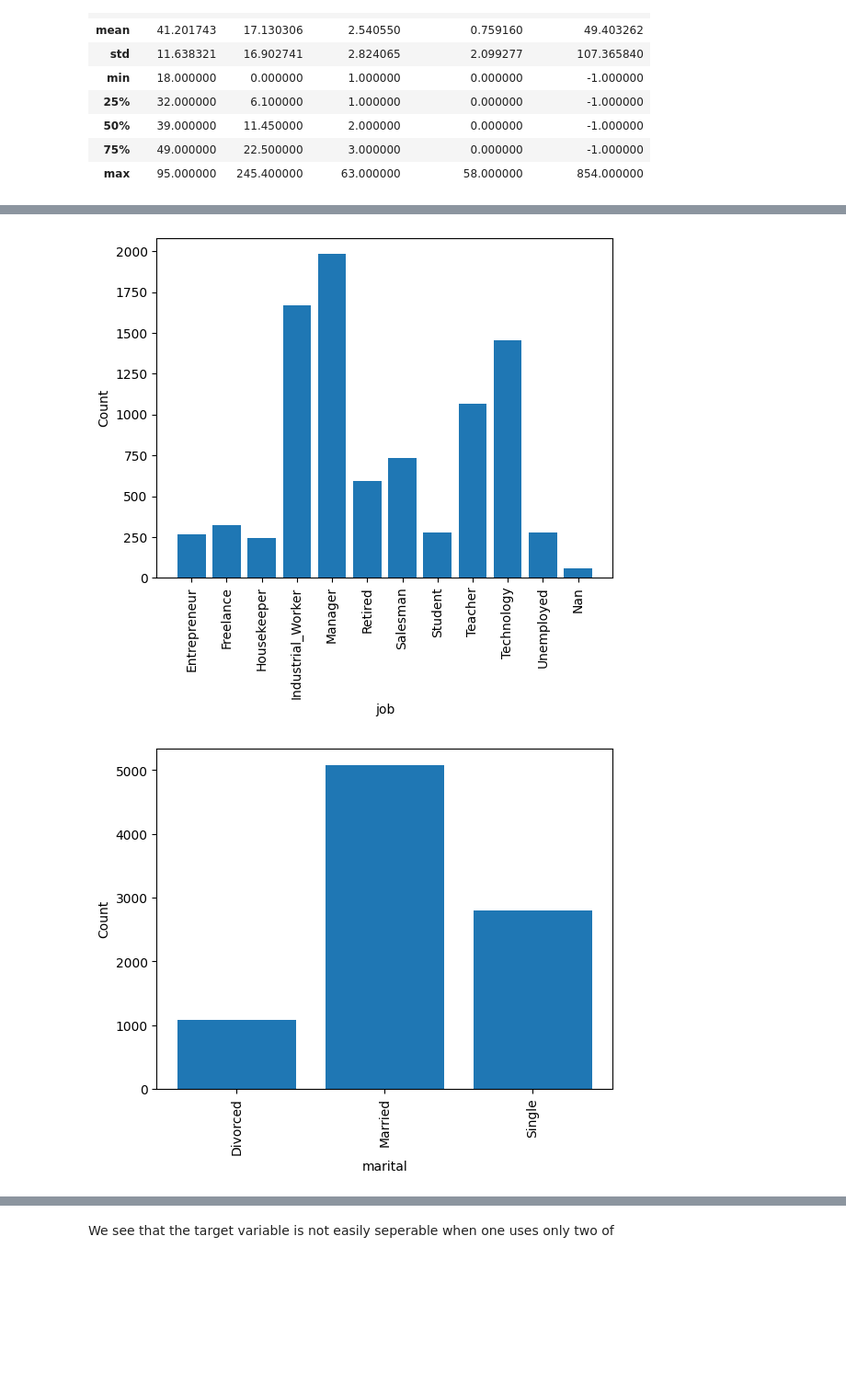
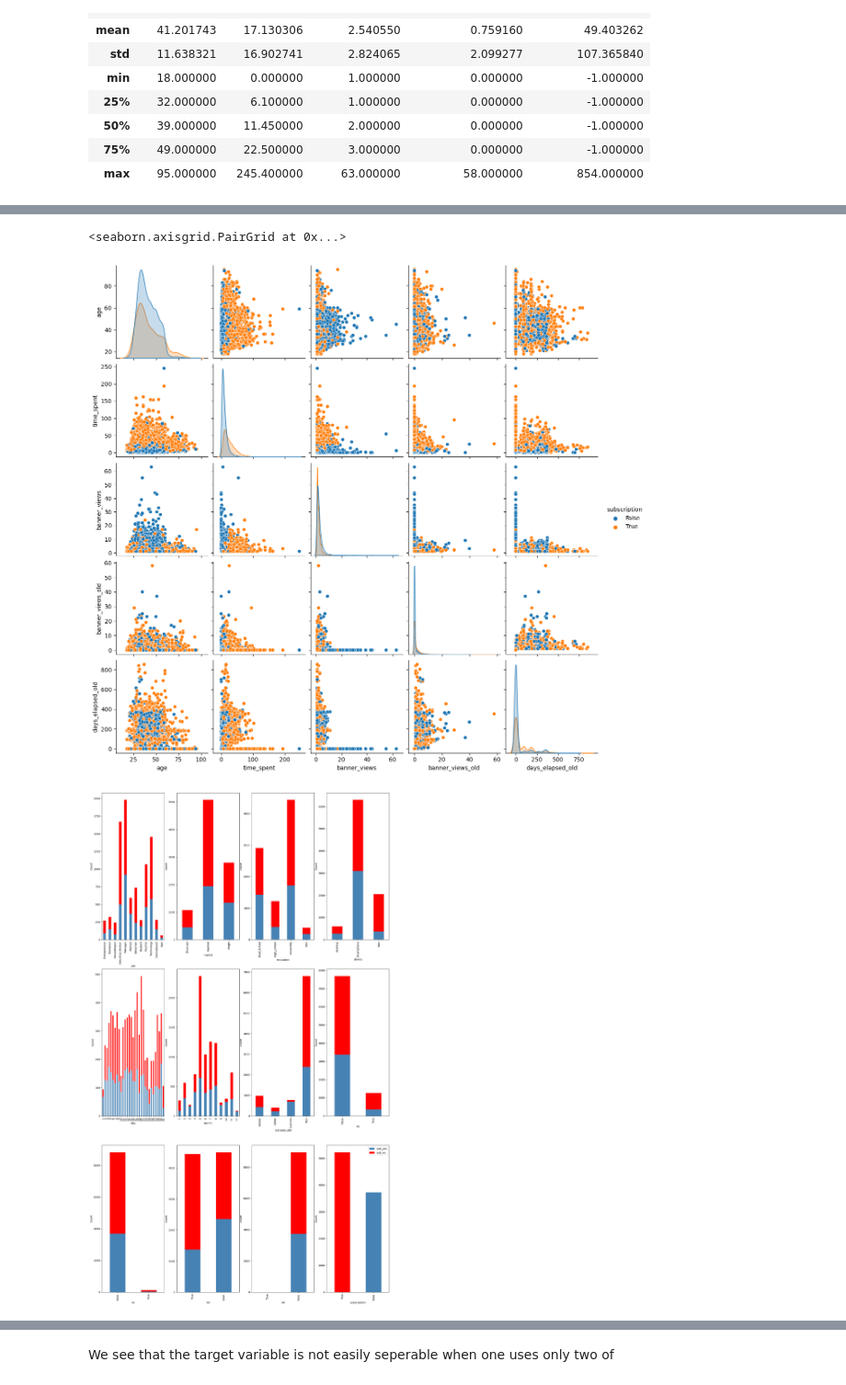
Before and after one commit to realbigi/ML_Data_Competition, a Jupyter notebook: Report.ipynb, the cells around one changed output, grey strips where cells are left out. Shown: that part at 92% size. Cells and saved outputs as stored; diff of their text form; code cells hidden in the pictures; blank space fills up the shorter version.

```diff
--- a/Report.ipynb
+++ b/Report.ipynb
@@ -76,3 +73,8 @@ memory usage: 527.1 KB
+# %%
+categorical_columns = train.select_dtypes(include=["category","bool"])
+categorical_columns_names = list(categorical_columns.columns)
+numerical_columns = train.select_dtypes(exclude=["category","bool"])
+numerical_columns_names = list(numerical_columns)
 # %%
 # Describe numerical data
 train.describe()
@@ -109,12 +105,25 @@ Name: day, dtype: int64
+# %%
+numeric_and_sub = pd.concat([numerical_columns, train.subscription], axis=1)
+sns.pairplot(numeric_and_sub, hue = 'subscription', diag_kind='kde')
+# %% [output]
+<seaborn.axisgrid.PairGrid at 0x...>
+[figure, added]
 # %%
-for col in train.columns:
-    if train[col].dtype == 'category' or train[col].dtype == 'bool':
-        unique_values = [str(s).title() for s in train[col].value_counts(dropna=False, sort=False).index]
-        plt.bar(range(len(unique_values)), train[col].value_counts(dropna=False, sort=False))
-        plt.xticks(range(len(unique_values)), unique_values, rotation=90)
-        plt.xlabel(col)
-        plt.ylabel('Count')
-        plt.show()
+plt.figure(figsize=(20,35))
+for i, col in enumerate(categorical_columns_names):
+    ax = plt.subplot(3, 4, i+1)
+    unique_values = [str(s).title() for s in categorical_columns[col].value_counts(dropna=False, sort=False).index]
+    sub_yes = categorical_columns[col][categorical_columns.subscription == True].value_counts(dropna=False, sort=False)
+    sub_no = categorical_columns[col][categorical_columns.subscription == False].value_counts(dropna=False, sort=False)
+    temp = pd.DataFrame({'unique':unique_values,
+                         'sub_yes':sub_yes,
+                         'sub_no':sub_no})
+    temp.plot(kind='bar', stacked=True, color=['steelblue', 'red'], ax=ax, legend = None)
+    plt.xticks(range(len(unique_values)), unique_values, rotation=90)
+    plt.xlabel(col)
+    plt.ylabel('Count')
+
+plt.legend()
+plt.show()
 # %% [output]
-[figure, old version]
+[figure, new version]
-[figure, removed]
```
Also changed, not shown: parts of 10 cells of this notebook.
